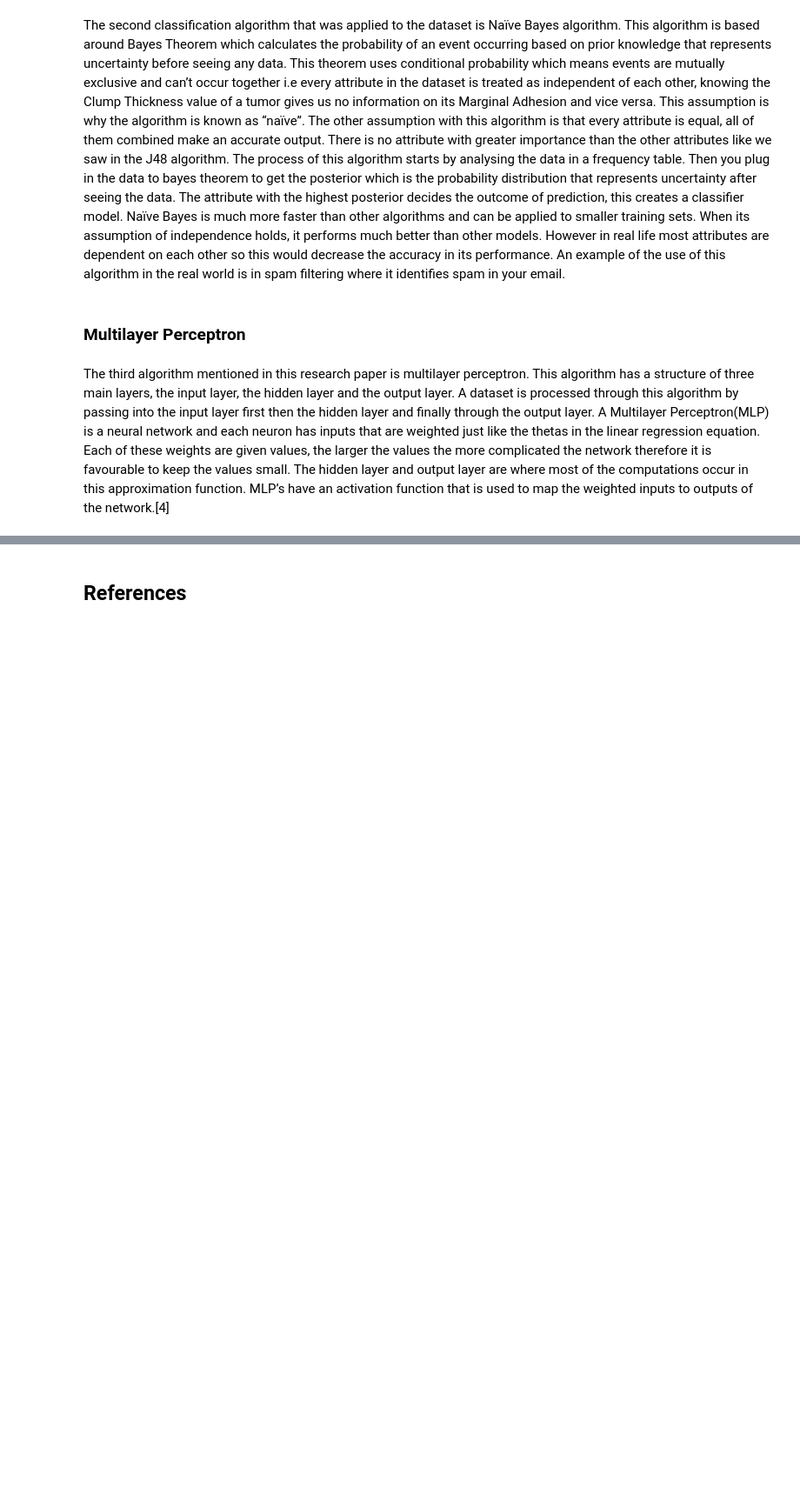
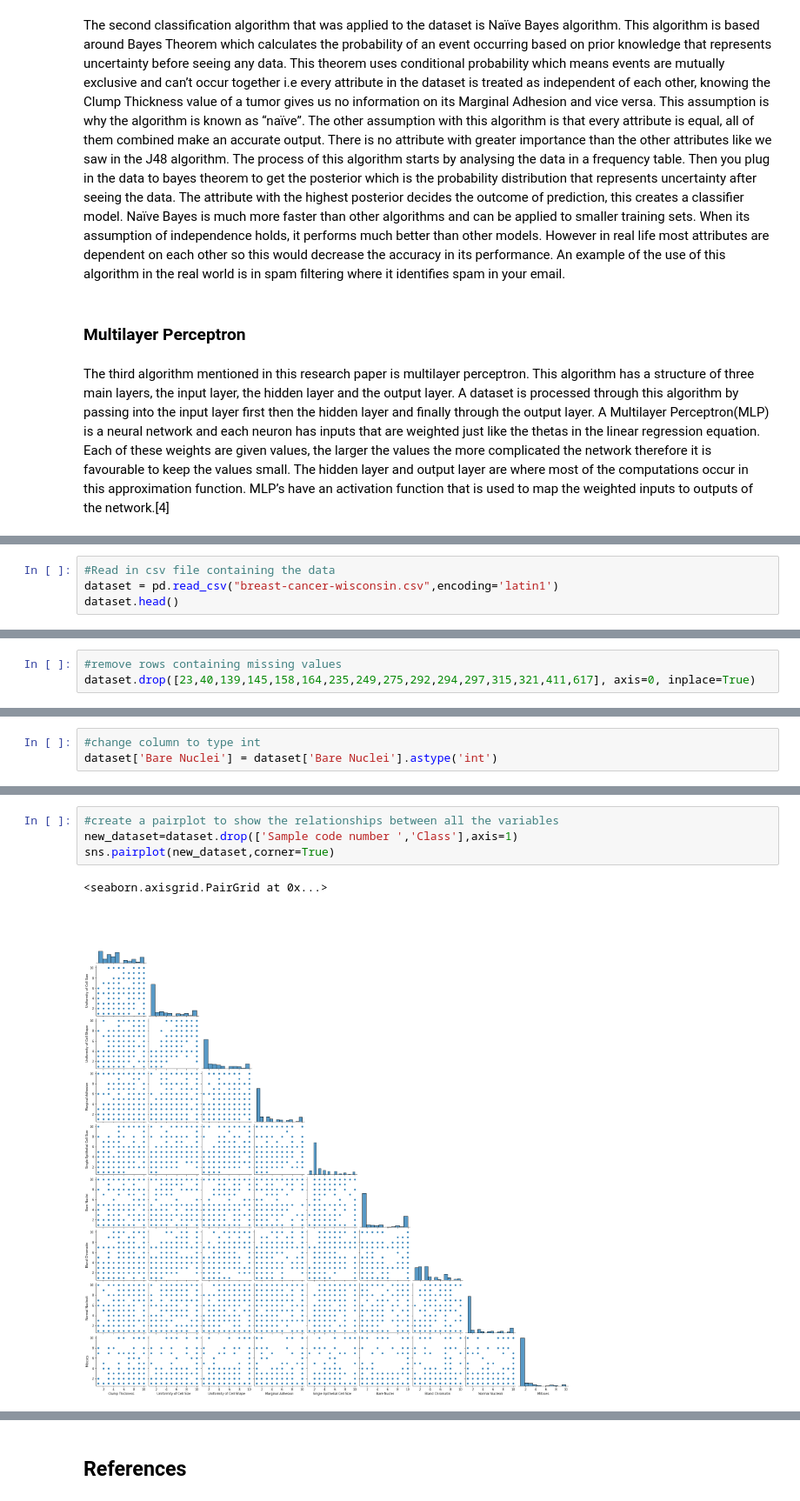
Before and after one commit to MegTully/Programming_For_DA_Project2, a Jupyter notebook: Programming_For_DA_Project2.ipynb, the cells around one changed output, grey strips where cells are left out. Shown at 87% size. Drawn from its saved outputs; the diff is of its cells as text; blank space fills up the shorter version.

```diff
--- a/Programming_For_DA_Project2.ipynb
+++ b/Programming_For_DA_Project2.ipynb
@@ -37,0 +27,4 @@ NameError: name 'data' is not defined
+# %%
+#Read in csv file containing the data
+dataset = pd.read_csv("breast-cancer-wisconsin.csv",encoding='latin1')
+dataset.head()
@@ -37,0 +62,3 @@ NameError: name 'data' is not defined
+# %%
+#remove rows containing missing values
+dataset.drop([23,40,139,145,158,164,235,249,275,292,294,297,315,321,411,617], axis=0, inplace=True)
@@ -37,0 +83,3 @@ NameError: name 'data' is not defined
+# %%
+#change column to type int
+dataset['Bare Nuclei'] = dataset['Bare Nuclei'].astype('int')
@@ -37,0 +229,7 @@ NameError: name 'data' is not defined
+# %%
+#create a pairplot to show the relationships between all the variables
+new_dataset=dataset.drop(['Sample code number ','Class'],axis=1)
+sns.pairplot(new_dataset,corner=True)
+# %% [output]
+<seaborn.axisgrid.PairGrid at 0x...>
+[figure, added]
```
Also changed, not shown: parts of 24 cells of this notebook, 1 other file.
